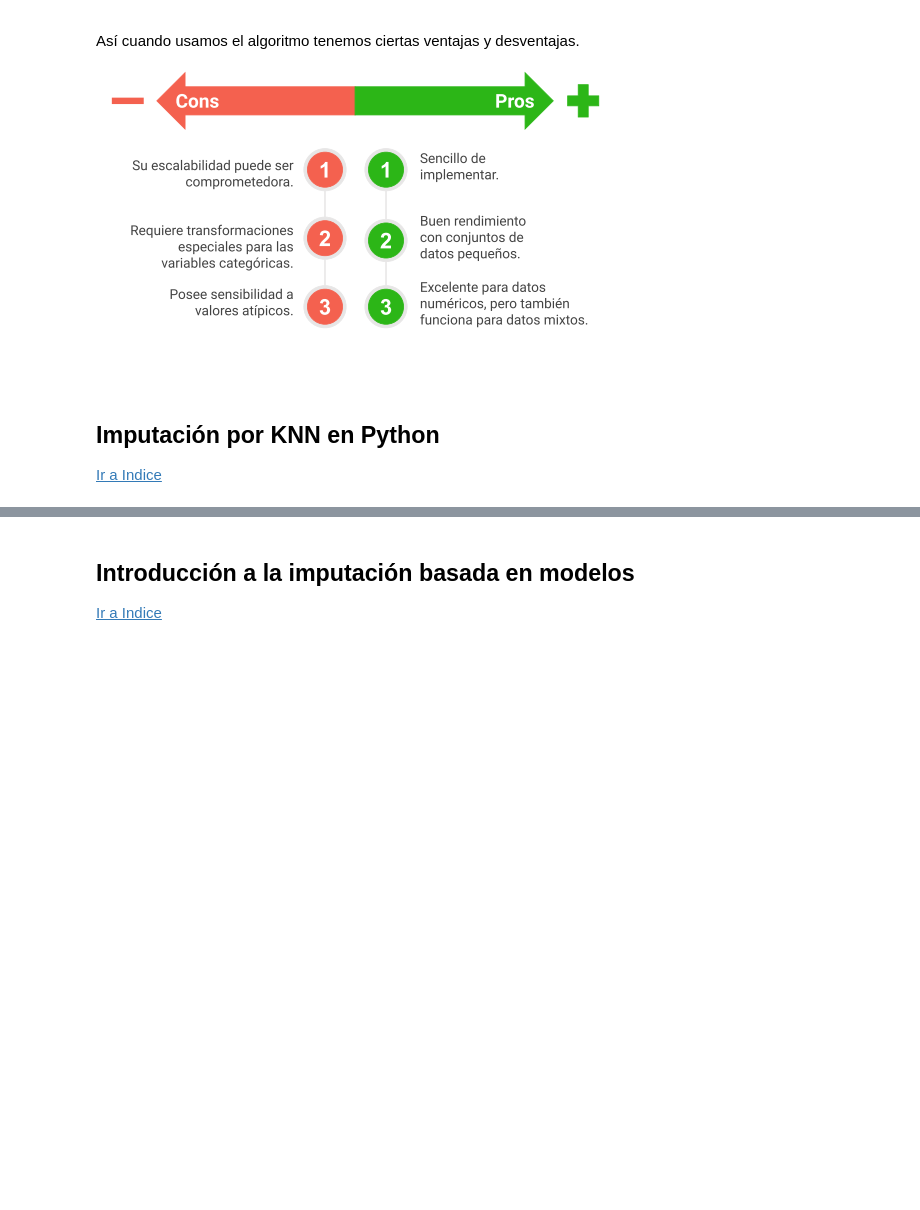
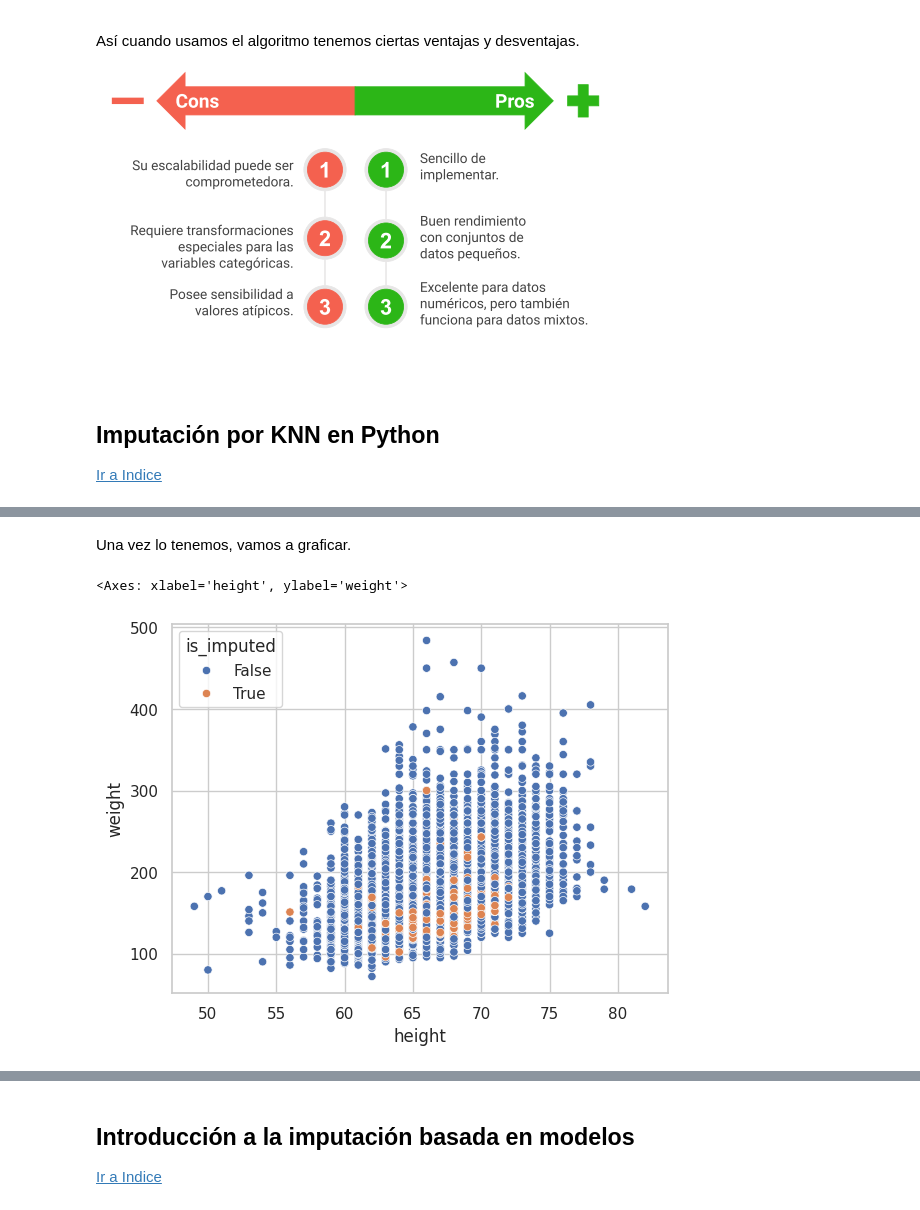
Before and after one commit to DensLopez/imputaci-n, a Jupyter notebook: codes/imputacion.ipynb, the cells around one changed output, grey strips where cells are left out. Cells and saved outputs as stored; diff of their text form; code cells hidden in the pictures; blank space fills up the shorter version.

```diff
--- a/codes/imputacion.ipynb
+++ b/codes/imputacion.ipynb
@@ -2508,0 +2562,11 @@ Así cuando usamos el  algoritmo tenemos ciertas ventajas y desventajas.
+# %%
+#imputación
+knn_imputer =   sklearn.impute.KNNImputer()
+
+#Copia del DF
+nhanes_df_knn = nhanes_transformed_df.copy(deep=True)
+
+#aplicando la imputación
+#y redondeando los números a enteros por que necesitamos
+# hacer categorías
+knn_imputer.fit_transform(nhanes_transformed_df).round()
@@ -2508,0 +2583,11 @@ Así cuando usamos el  algoritmo tenemos ciertas ventajas y desventajas.
+# %%
+#imputación
+knn_imputer =   sklearn.impute.KNNImputer()
+
+#Copia del DF
+nhanes_df_knn = nhanes_transformed_df.copy(deep=True)
+
+#aplicando la imputación
+#y redondeando los números a enteros por que necesitamos
+# hacer categorías
+nhanes_df_knn.iloc[:,:] = knn_imputer.fit_transform(nhanes_transformed_df).round()
@@ -2508,0 +2637,20 @@ Así cuando usamos el  algoritmo tenemos ciertas ventajas y desventajas.
+# %% [markdown]
+Una vez lo tenemos, vamos a graficar.
+# %%
+(
+    pd.concat(
+        [
+            nhanes_df_knn,
+            nhanes_df.missing.create_shadow_matrix(True, False, suffix='_imp',only_missing=True)
+        ],
+        #añadimos este parámetro para que concatene por columnas
+        axis=1
+    )
+    .missing.scatter_imputation_plot(
+        x='height',
+        y='weight',
+    )
+)
+# %% [output]
+<Axes: xlabel='height', ylabel='weight'>
+[figure, added]
```
Also changed, not shown: parts of 22 cells of this notebook.
